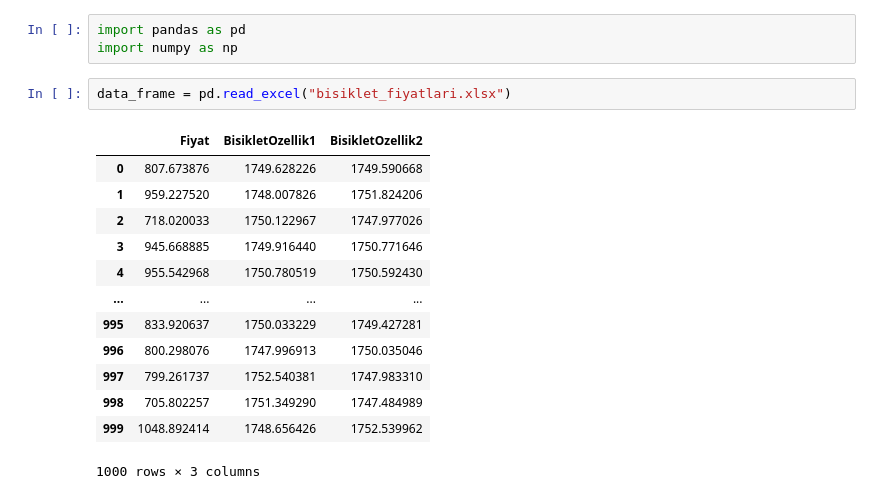
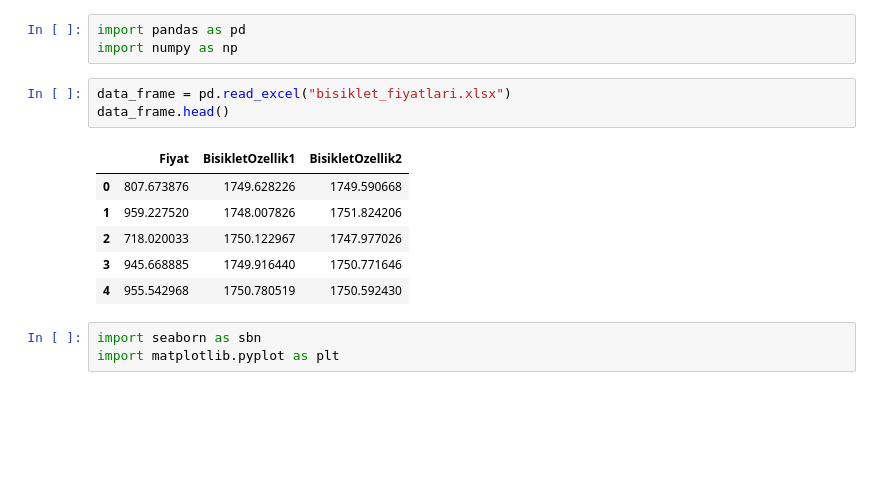
Before and after one commit to emreaytas/PYTHON2, a Jupyter notebook: TENSORFLOW/29TensorStart.ipynb, the cells around one changed output. Cells and saved outputs as stored; diff of their text form; blank space fills up the shorter version.

```diff
--- a/TENSORFLOW/29TensorStart.ipynb
+++ b/TENSORFLOW/29TensorStart.ipynb
@@ -3,17 +3,14 @@ import pandas as pd
 import numpy as np
 # %%
 data_frame = pd.read_excel("bisiklet_fiyatlari.xlsx")
+data_frame.head()
 # %% [output]
 |  | Fiyat | BisikletOzellik1 | BisikletOzellik2 |
 | 0 | 807.673876 | 1749.628226 | 1749.590668 |
 | 1 | 959.227520 | 1748.007826 | 1751.824206 |
 | 2 | 718.020033 | 1750.122967 | 1747.977026 |
 | 3 | 945.668885 | 1749.916440 | 1750.771646 |
 | 4 | 955.542968 | 1750.780519 | 1750.592430 |
-| ... | ... | ... | ... |
-| 995 | 833.920637 | 1750.033229 | 1749.427281 |
-| 996 | 800.298076 | 1747.996913 | 1750.035046 |
-| 997 | 799.261737 | 1752.540381 | 1747.983310 |
-| 998 | 705.802257 | 1751.349290 | 1747.484989 |
-| 999 | 1048.892414 | 1748.656426 | 1752.539962 |
-1000 rows × 3 columns
+# %%
+import seaborn as sbn
+import matplotlib.pyplot as plt
```
Also changed, not shown: parts of 10 cells of this notebook, 1 other file.
